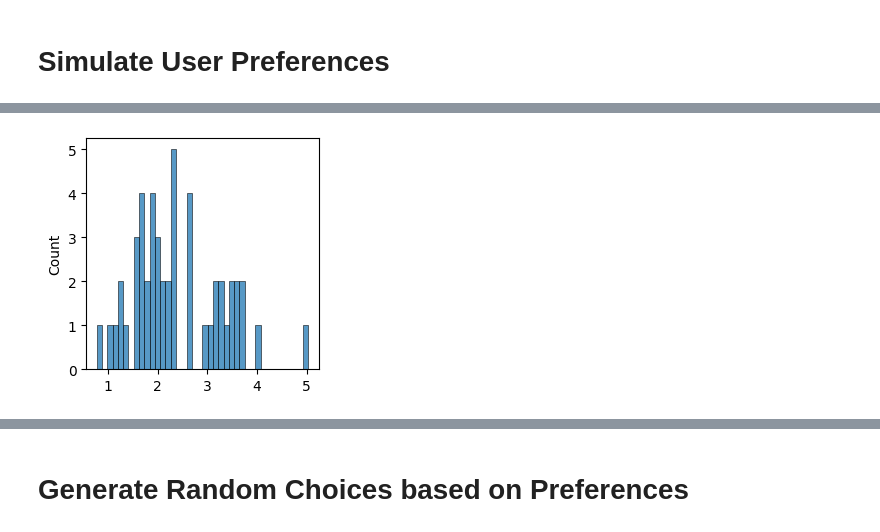
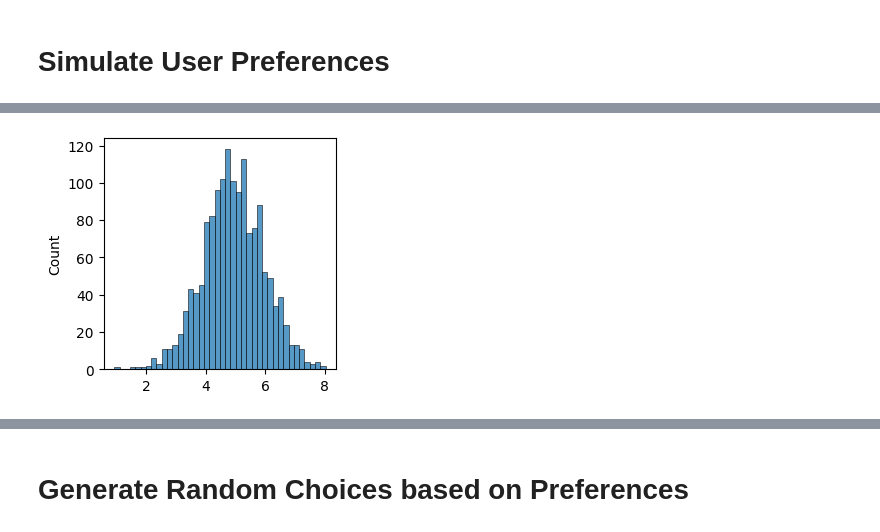
Before and after one commit to gsbDBI/bemb, a Jupyter notebook: tutorials/simulation/simulation_study_paper_demo.ipynb, the cells around one changed output, grey strips where cells are left out. Saved outputs shown, nothing was run; the diff lists cells and outputs as text; code cells hidden in the pictures.

```diff
--- a/tutorials/simulation/simulation_study_paper_demo.ipynb
+++ b/tutorials/simulation/simulation_study_paper_demo.ipynb
@@ -81,7 +64,4 @@ tensor([0.9345, 0.8999, 0.5140, 0.6449, 0.7009, 0.5762, 0.9744, 0.5000, 0.9495,
-# %%
-beta_item = torch.randn(num_items) + 3
-beta_item = beta_item * ((item_price - torch.min(item_price))/ torch.max(item_price) + 0.5)
-beta_item += torch.randn_like(beta_item)*torch.std(beta_item)/10
-plot_tensor(beta_item)
-# %% [output]
-[figure, removed]
+# %%
+plot_tensor(user_income)
+# %% [output]
+[figure, added]
```
Also changed, not shown: parts of 35 cells of this notebook, 5 other files.
